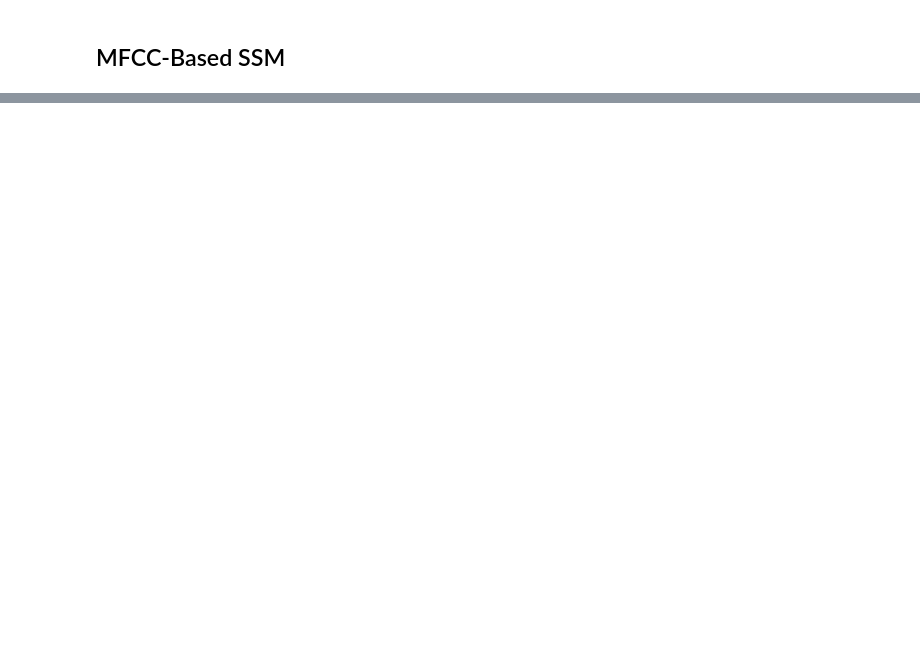
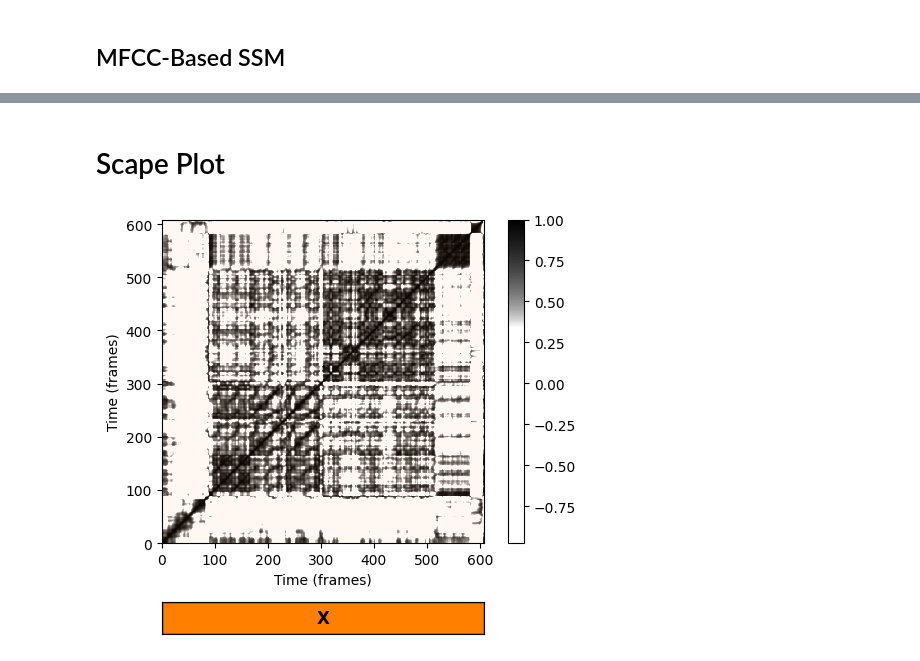
Before and after one commit to Dhracyr/MPA_SSM_and_ScapePlot_C4, a Jupyter notebook: Pipeline.ipynb, the cells around one changed output, grey strips where cells are left out. Cells and saved outputs as stored; diff of their text form; code cells hidden in the pictures; blank space fills up the shorter version.

```diff
--- a/Pipeline.ipynb
+++ b/Pipeline.ipynb
@@ -186,21 +187,0 @@ float_box.show()
-# %%
-x, Fs = audios["Keilschwanzwürger"]
-
-# Tempogram feature sequence
-nov, Fs_nov = libfmp.c6.compute_novelty_spectrum(x, Fs=Fs, N=2048, H=512, gamma=100, M=10, norm=True)
-nov, Fs_nov = libfmp.c6.resample_signal(nov, Fs_in=Fs_nov, Fs_out=100)
-
-
-N, H = 1000, 100
-X, T_coef, F_coef_BPM = libfmp.c6.compute_tempogram_fourier(nov, Fs_nov, N=N, H=H, Theta=np.arange(30, 601))
-octave_bin = 12
-tempogram_F = np.abs(X)
-output = libfmp.c6.compute_cyclic_tempogram(tempogram_F, F_coef_BPM, octave_bin=octave_bin)
-X = output[0]
-F_coef_scale = output[1]
-Fs_X = Fs_nov/H
-X = libfmp.c3.normalize_feature_sequence(X, norm='2', threshold=0.001)
-S = compute_sm_dot(X,X)
-ann_frames = libfmp.c4.convert_structure_annotation(ann, Fs=Fs_X)
-fig, ax = plot_feature_ssm(X, 1, S, 1, ann_frames, x_duration*Fs_X, color_ann=color_ann,
-    title='Tempogram (Fs=%0.2f)'%Fs_X, label='Time (frames)')
@@ -377,0 +707,8 @@ plt.show()
+# %% [markdown]
+# Scape Plot
+# %%
+cmap_penalty = libfmp.c4.colormap_penalty(penalty=penalty)
+fig, ax, im = libfmp.c4.plot_ssm_ann(S, ann_frames, Fs=1, color_ann=color_ann, cmap=cmap_penalty,
+                       xlabel='Time (frames)', ylabel='Time (frames)')
+# %% [output]
+[figure, added]
```
Also changed, not shown: parts of 24 cells of this notebook.
